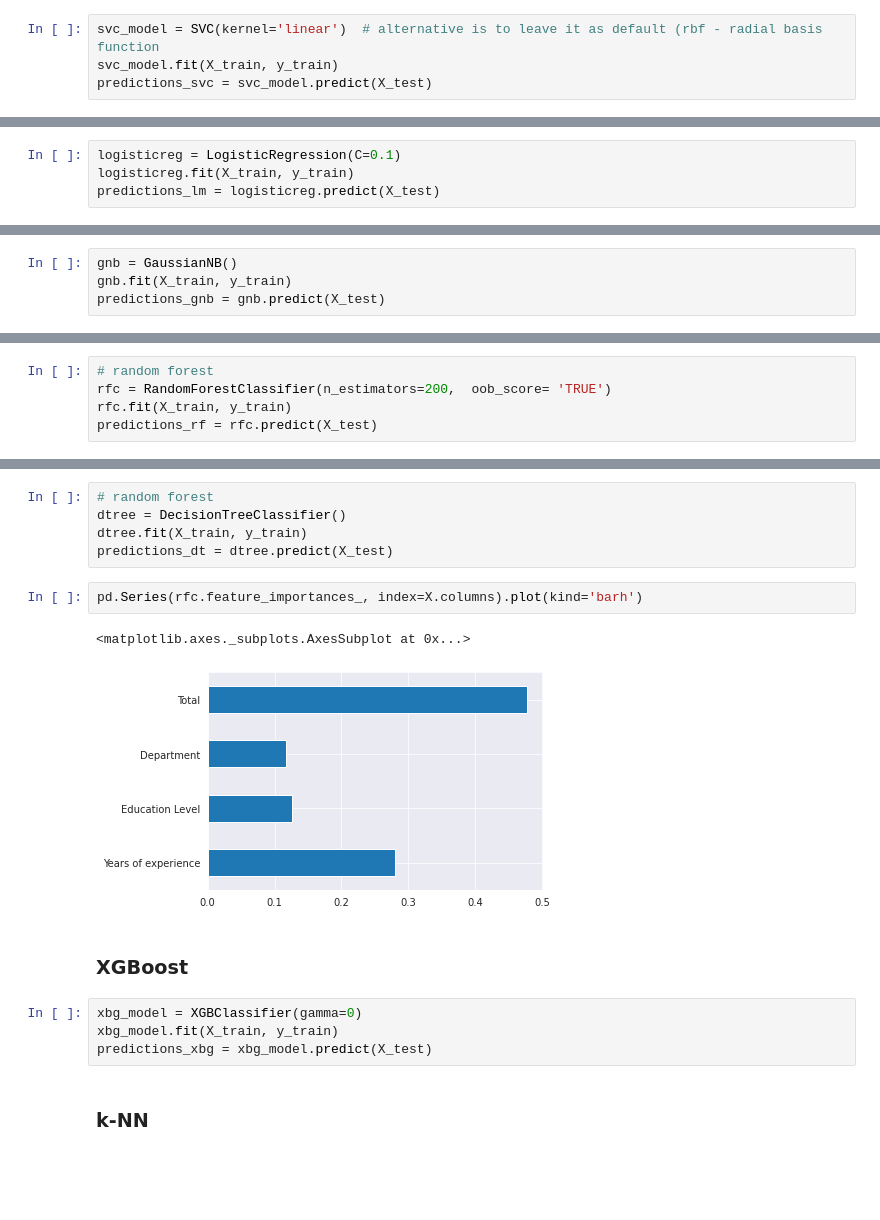
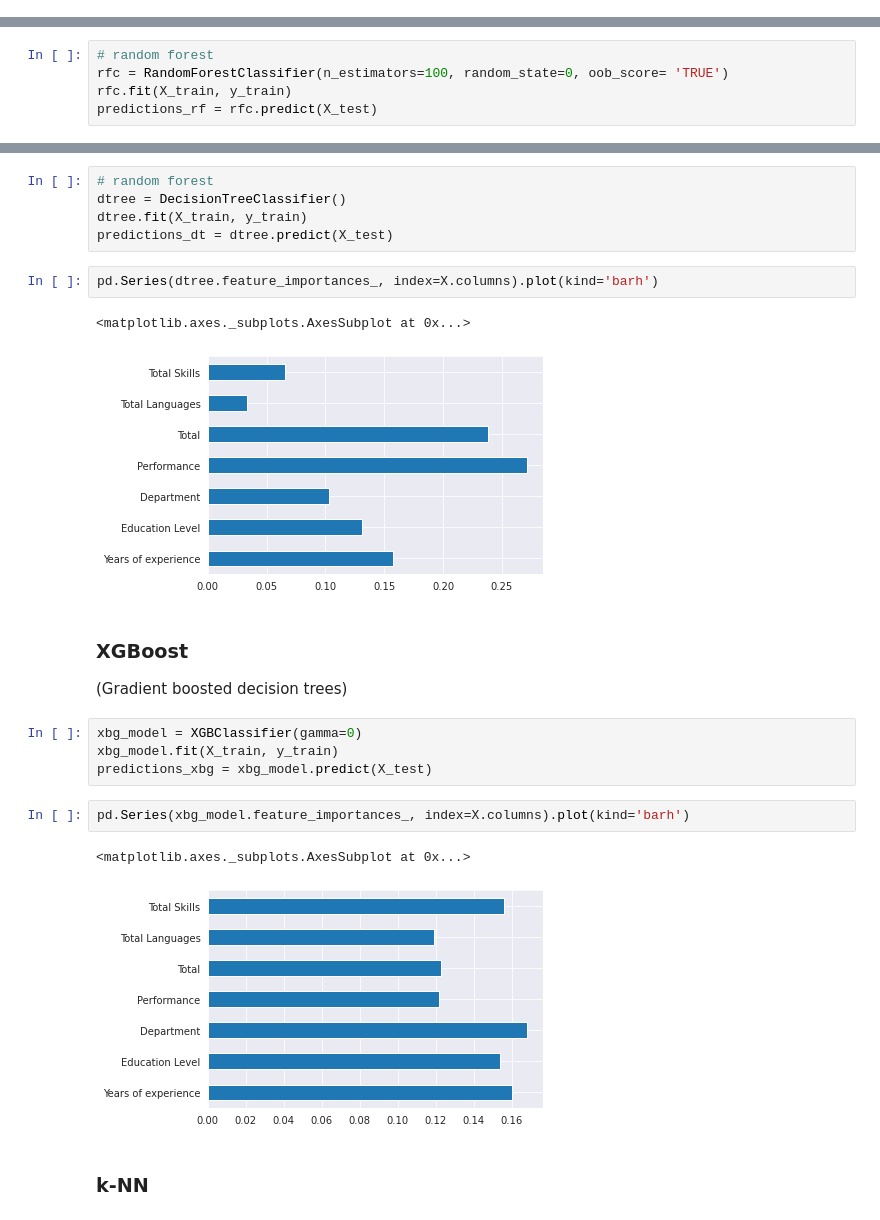
Before and after one commit to FHnt97/RUG_TOM_SIO, a Jupyter notebook: Copy_of_Assignment_A_4_2.ipynb, the cells around one changed output, grey strips where cells are left out. Drawn from its saved outputs; the diff is of its cells as text; blank space fills up the shorter version.

```diff
--- a/Copy_of_Assignment_A_4_2.ipynb
+++ b/Copy_of_Assignment_A_4_2.ipynb
@@ -274,4 +306,0 @@ X_train, X_test, y_train, y_test = train_test_split(X,y, test_size=0.3, random_s
-# %%
-svc_model = SVC(kernel='linear')  # alternative is to leave it as default (rbf - radial basis function
-svc_model.fit(X_train, y_train)
-predictions_svc = svc_model.predict(X_test)
@@ -280,4 +306,0 @@ predictions_svc = svc_model.predict(X_test)
-# %%
-logisticreg = LogisticRegression(C=0.1)
-logisticreg.fit(X_train, y_train)
-predictions_lm = logisticreg.predict(X_test)
@@ -286,4 +306,0 @@ predictions_lm = logisticreg.predict(X_test)
-# %%
-gnb = GaussianNB()
-gnb.fit(X_train, y_train)
-predictions_gnb = gnb.predict(X_test)
@@ -292,6 +313,6 @@ predictions_gnb = gnb.predict(X_test)
 # %%
 # random forest
-rfc = RandomForestClassifier(n_estimators=200,  oob_score= 'TRUE')
+rfc = RandomForestClassifier(n_estimators=100, random_state=0, oob_score= 'TRUE')
 rfc.fit(X_train, y_train)
 predictions_rf = rfc.predict(X_test)
 # %%
@@ -309,16 +330,23 @@ dtree = DecisionTreeClassifier()
 dtree.fit(X_train, y_train)
 predictions_dt = dtree.predict(X_test)
 # %%
-pd.Series(rfc.feature_importances_, index=X.columns).plot(kind='barh')
+pd.Series(dtree.feature_importances_, index=X.columns).plot(kind='barh')
 # %% [output]
 <matplotlib.axes._subplots.AxesSubplot at 0x...>
-[figure, old version]
+[figure, new version]
 # %% [markdown]
 ### XGBoost
+
+(Gradient boosted decision trees)
 # %%
 xbg_model = XGBClassifier(gamma=0)
 xbg_model.fit(X_train, y_train)
 predictions_xbg = xbg_model.predict(X_test)
+# %%
+pd.Series(xbg_model.feature_importances_, index=X.columns).plot(kind='barh')
+# %% [output]
+<matplotlib.axes._subplots.AxesSubplot at 0x...>
+[figure, added]
 # %% [markdown]
 ### k-NN
 # %%
```
Also changed, not shown: parts of 44 cells of this notebook.
